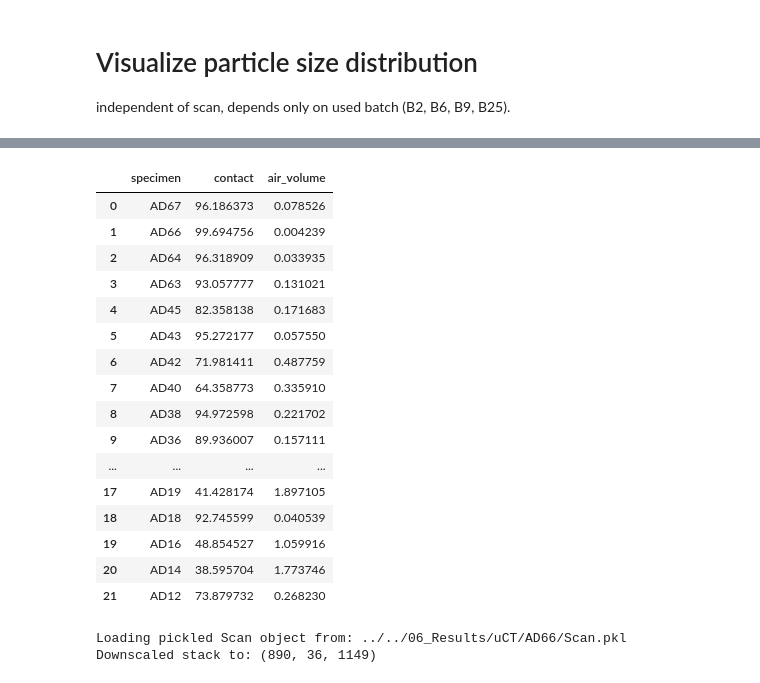
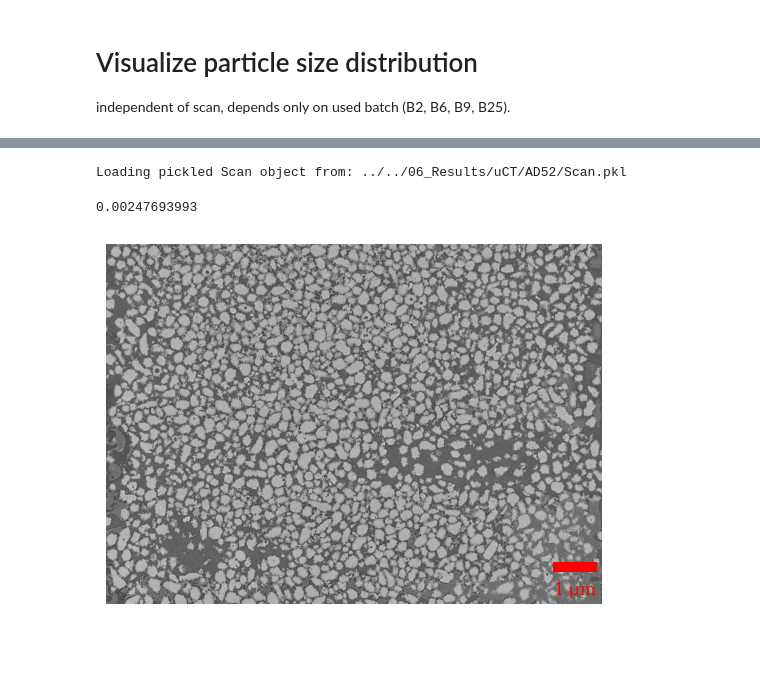
Before and after one commit to Eudoxosfly/Masterthesis, a Jupyter notebook: uCT_analysis/visualization.ipynb, the cells around one changed output, grey strips where cells are left out. Saved outputs shown, nothing was run; the diff lists cells and outputs as text; code cells hidden in the pictures; blank space fills up the shorter version.

```diff
--- a/uCT_analysis/visualization.ipynb
+++ b/uCT_analysis/visualization.ipynb
@@ -217,31 +228,17 @@ df
-# %%
-df[["specimen", "contact", "air_volume"]]
-# %% [output]
-|  | specimen | contact | air_volume |
-| 0 | AD67 | 96.186373 | 0.078526 |
-| 1 | AD66 | 99.694756 | 0.004239 |
-| 2 | AD64 | 96.318909 | 0.033935 |
-| 3 | AD63 | 93.057777 | 0.131021 |
-| 4 | AD45 | 82.358138 | 0.171683 |
-| 5 | AD43 | 95.272177 | 0.057550 |
-| 6 | AD42 | 71.981411 | 0.487759 |
-| 7 | AD40 | 64.358773 | 0.335910 |
-| 8 | AD38 | 94.972598 | 0.221702 |
-| 9 | AD36 | 89.936007 | 0.157111 |
-| ... | ... | ... | ... |
-| 17 | AD19 | 41.428174 | 1.897105 |
-| 18 | AD18 | 92.745599 | 0.040539 |
-| 19 | AD16 | 48.854527 | 1.059916 |
-| 20 | AD14 | 38.595704 | 1.773746 |
-| 21 | AD12 | 73.879732 | 0.268230 |
 # %%
-specimen = "AD66"
+specimen = "AD52"
 path = "../../04_uCT/" + specimen + "/"
 scan = Scan(path,
-            downscale=True)
+            downscale=False)
 scan.load(logging=False)
-
 scan.show("z")
 # %% [output]
-Loading pickled Scan object from: ../../06_Results/uCT/AD66/Scan.pkl
-Downscaled stack to: (890, 36, 1149)
+Loading pickled Scan object from: ../../06_Results/uCT/AD52/Scan.pkl
+# %%
+scan.voxel_size_mm
+# %% [output]
+0.00247693993
+# %%
+scan.export_image("stack", region_of_interest=[0, 0, 1], aspect_ratio=1)
+# %% [output]
+[figure, added]
```
Also changed, not shown: parts of 13 cells of this notebook, 8 other files.
